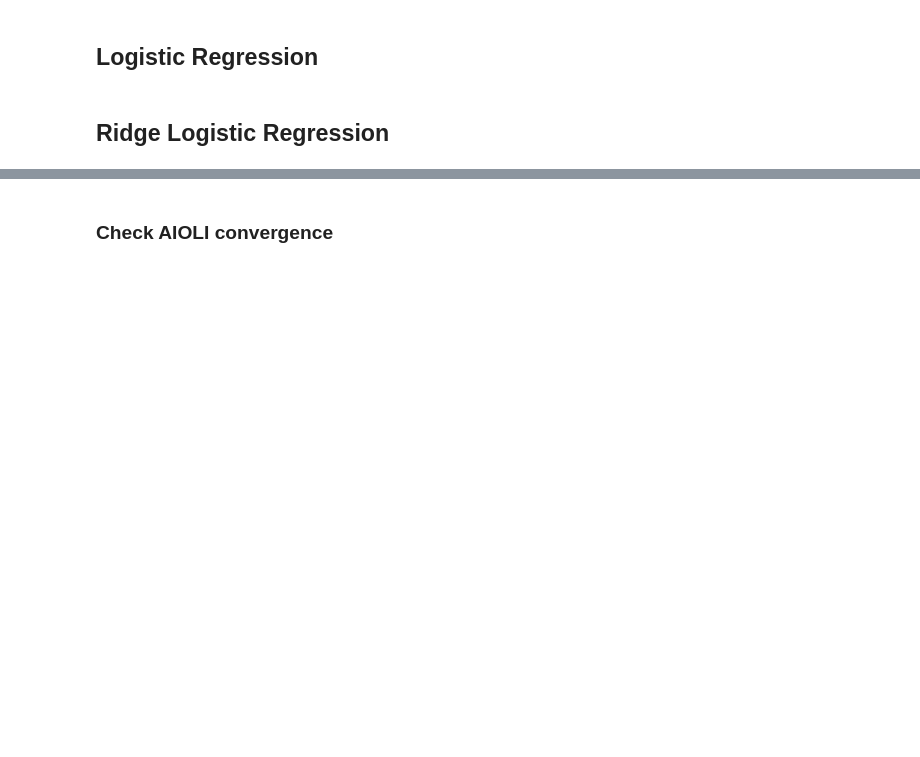
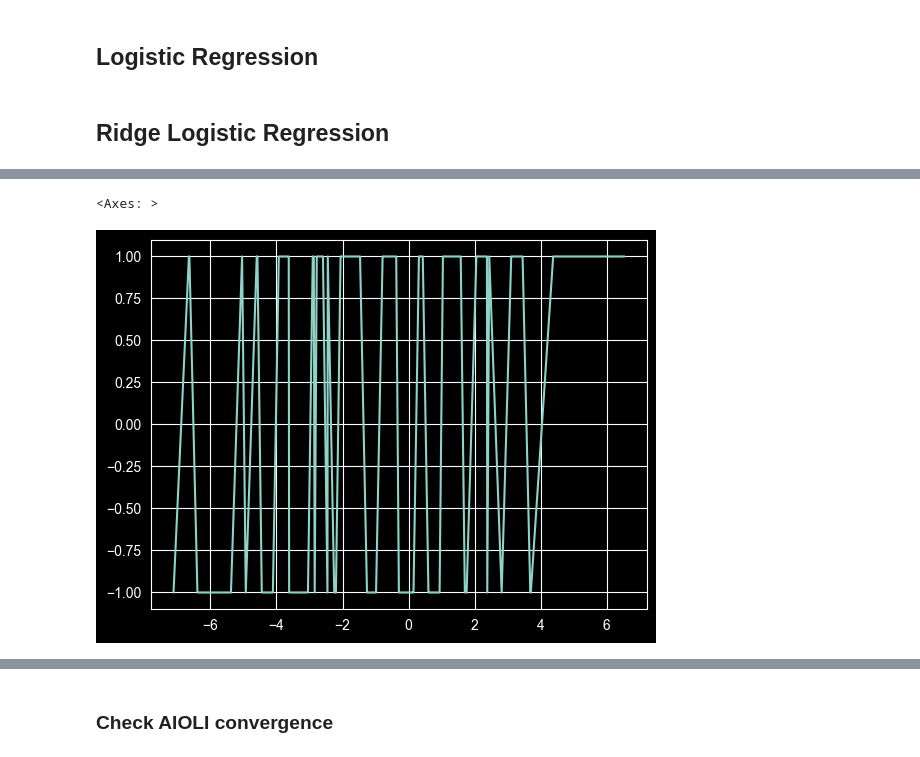
Before and after one commit to mcanela1/Thesis_Online-to-batch_Logistic-Regression, a Jupyter notebook: Algorithms.ipynb, the cells around one changed output, grey strips where cells are left out. Drawn from its saved outputs; the diff is of its cells as text; code cells hidden in the pictures; blank space fills up the shorter version.

```diff
--- a/Algorithms.ipynb
+++ b/Algorithms.ipynb
@@ -770,0 +1170,6 @@ summary_test
+# %%
+
+sns.lineplot(x = x_s[:,1].flatten(), y = y_s)
+# %% [output]
+<Axes: >
+[figure, added]
```
Also changed, not shown: parts of 60 cells of this notebook.
